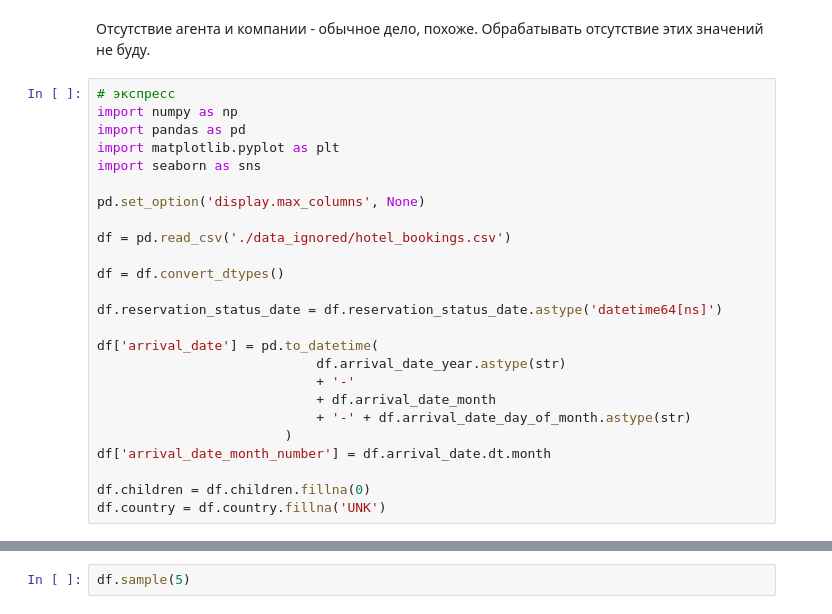
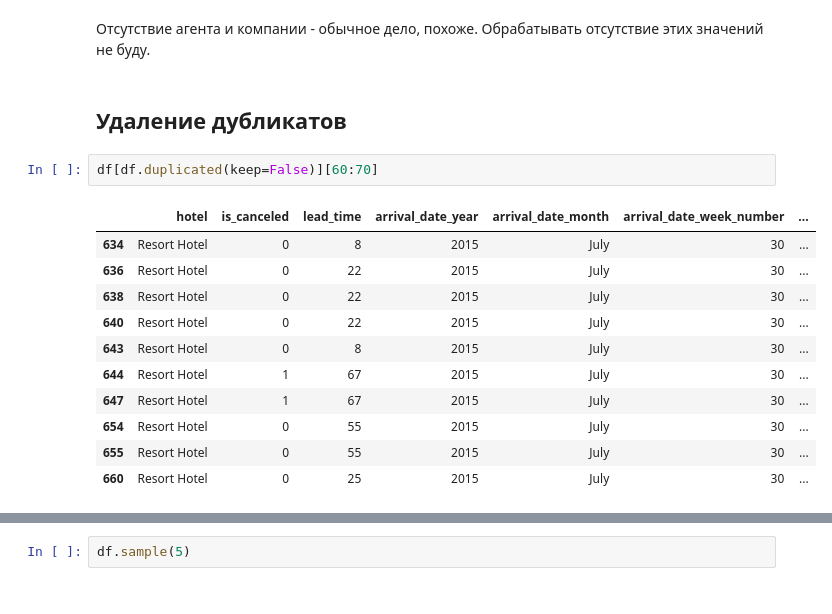
Before and after one commit to gbrs/bookings_eda, a Jupyter notebook: bookings_eda.ipynb, the cells around one changed output, grey strips where cells are left out. Saved outputs shown, nothing was run; the diff lists cells and outputs as text.

```diff
--- a/bookings_eda.ipynb
+++ b/bookings_eda.ipynb
@@ -199,28 +199,19 @@ df.children = df.children.fillna(0)
 df.country = df.country.fillna('UNK')
 # %% [markdown]
 Отсутствие агента и компании - обычное дело, похоже. Обрабатывать отсутствие этих значений не буду.
-# %%
-# экспресс
-import numpy as np
-import pandas as pd
-import matplotlib.pyplot as plt
-import seaborn as sns
-
-pd.set_option('display.max_columns', None)
-
-df = pd.read_csv('./data_ignored/hotel_bookings.csv')
-
-df = df.convert_dtypes()
-
-df.reservation_status_date = df.reservation_status_date.astype('datetime64[ns]')
-
-df['arrival_date'] = pd.to_datetime(
-                            df.arrival_date_year.astype(str)
-                            + '-'
-                            + df.arrival_date_month
-                            + '-' + df.arrival_date_day_of_month.astype(str)
-                        )
-df['arrival_date_month_number'] = df.arrival_date.dt.month
-
-df.children = df.children.fillna(0)
-df.country = df.country.fillna('UNK')
+# %% [markdown]
+## Удаление дубликатов
+# %%
+df[df.duplicated(keep=False)][60:70]
+# %% [output]
+|  | hotel | is_canceled | lead_time | arrival_date_year | arrival_date_month | arrival_date_week_number | ... |
+| 634 | Resort Hotel | 0 | 8 | 2015 | July | 30 | ... |
+| 636 | Resort Hotel | 0 | 22 | 2015 | July | 30 | ... |
+| 638 | Resort Hotel | 0 | 22 | 2015 | July | 30 | ... |
+| 640 | Resort Hotel | 0 | 22 | 2015 | July | 30 | ... |
+| 643 | Resort Hotel | 0 | 8 | 2015 | July | 30 | ... |
+| 644 | Resort Hotel | 1 | 67 | 2015 | July | 30 | ... |
+| 647 | Resort Hotel | 1 | 67 | 2015 | July | 30 | ... |
+| 654 | Resort Hotel | 0 | 55 | 2015 | July | 30 | ... |
+| 655 | Resort Hotel | 0 | 55 | 2015 | July | 30 | ... |
+| 660 | Resort Hotel | 0 | 25 | 2015 | July | 30 | ... |
```
Also changed, not shown: parts of 6 cells of this notebook.
